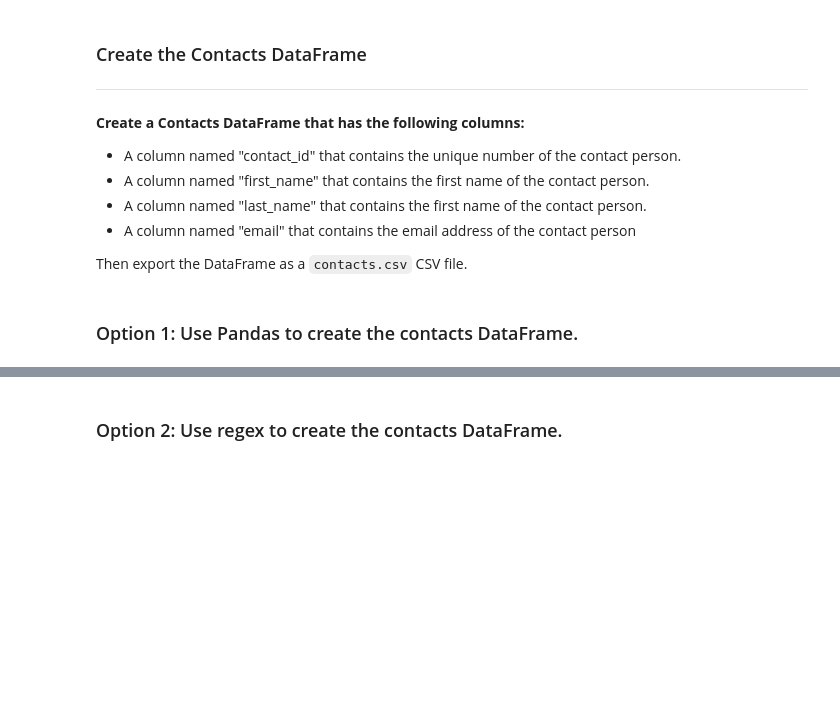
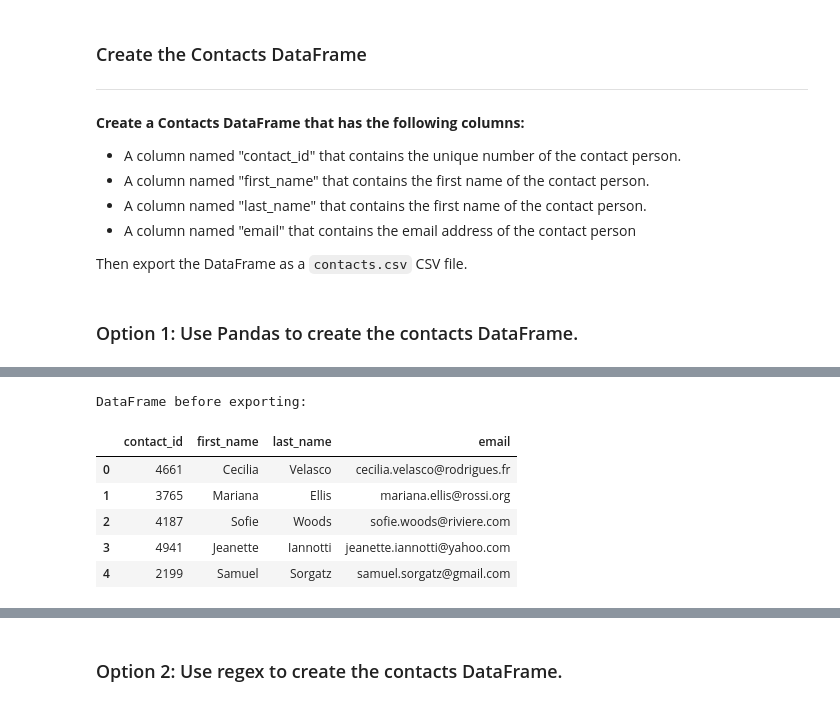
Before and after one commit to Santicorts/Crowdfunding_ETL, a Jupyter notebook: ETL_Mini_Project_SCortes_MGomez.ipynb, the cells around one changed output, grey strips where cells are left out. Cells and saved outputs as stored; diff of their text form; code cells hidden in the pictures; blank space fills up the shorter version.

```diff
--- a/ETL_Mini_Project_SCortes_MGomez.ipynb
+++ b/ETL_Mini_Project_SCortes_MGomez.ipynb
@@ -383,5 +380,5 @@ campaign_cleaned.to_csv("Resources/campaign.csv", index=False)
 ### Extract the contacts.xlsx Data.
 # %%
 # Read the data into a Pandas DataFrame. Use the `header=2` parameter when reading in the data.
-contact_info_df = pd.read_excel('Resources/contacts.xlsx', header=2)
+contact_info_df = pd.read_excel('Resources/contacts.xlsx', header=3)
 contact_info_df.head()
@@ -421,0 +421,22 @@ print(dict_values)
+# %%
+# Step 3: Convert the dictionary-like strings to actual dictionaries
+contact_info_df['contact_info'] = contact_info_df['contact_info'].apply(ast.literal_eval)
+# %%
+# Step 4: Create separate columns for contact_id, name, and email
+contact_info_df['contact_id'] = contact_info_df['contact_info'].apply(lambda x: x['contact_id'])
+contact_info_df['name'] = contact_info_df['contact_info'].apply(lambda x: x['name'])
+contact_info_df['email'] = contact_info_df['contact_info'].apply(lambda x: x['email'])
+# %%
+# Step 5: Split the 'name' column into 'first_name' and 'last_name' columns
+contact_info_df[['first_name', 'last_name']] = contact_info_df['name'].str.split(' ', expand=True)
+# %%
+print("DataFrame before exporting:")
+contact_info_df.head()
+# %% [output]
+DataFrame before exporting:
+|  | contact_id | first_name | last_name | email |
+| 0 | 4661 | Cecilia | Velasco | cecilia.velasco@rodrigues.fr |
+| 1 | 3765 | Mariana | Ellis | mariana.ellis@rossi.org |
+| 2 | 4187 | Sofie | Woods | sofie.woods@riviere.com |
+| 3 | 4941 | Jeanette | Iannotti | jeanette.iannotti@yahoo.com |
+| 4 | 2199 | Samuel | Sorgatz | samuel.sorgatz@gmail.com |
```
Also changed, not shown: parts of 19 cells of this notebook, 2 other files.
